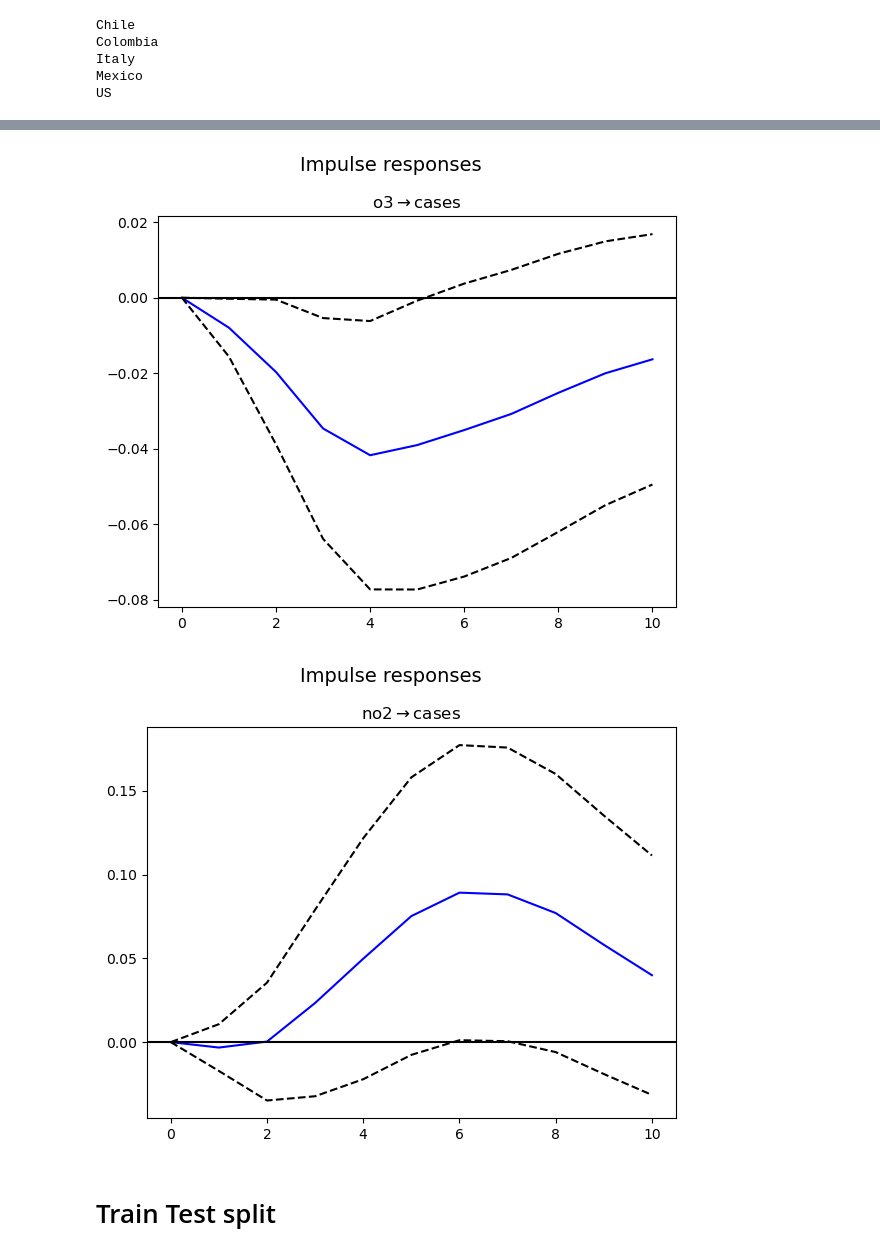
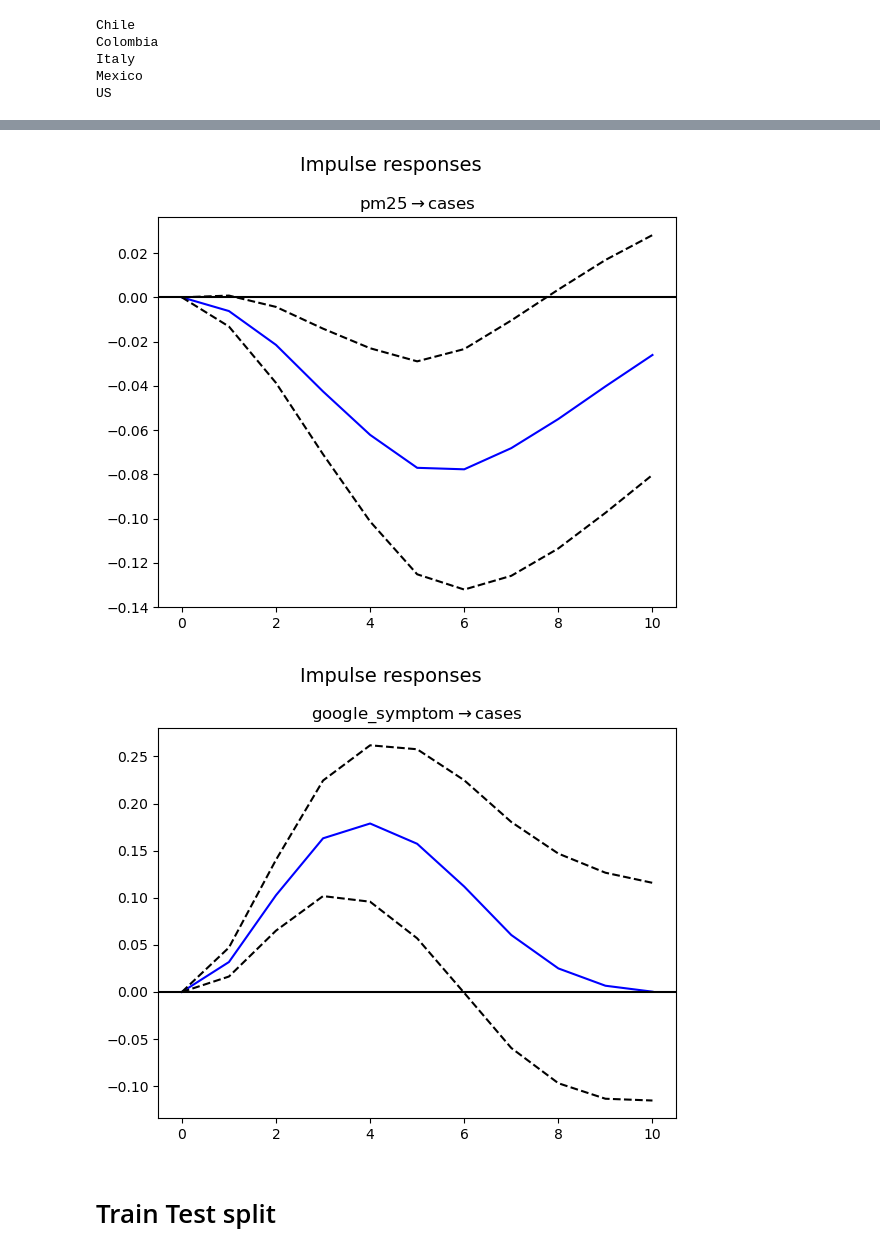
Before and after one commit to danielgvb/thesis, a Jupyter notebook: modelling/10_VAR_covid.ipynb, the cells around one changed output, grey strips where cells are left out. Cells and saved outputs as stored; diff of their text form; code cells hidden in the pictures.

Commit message:
add google trends

```diff
--- a/modelling/10_VAR_covid.ipynb
+++ b/modelling/10_VAR_covid.ipynb
@@ -173,7 +180,8 @@ target = 'cases'
 country = 'Italy'
 df_var = df[df['country']==country]
 df_var = df[df['country']==country]
-df_var = df_var[['date', target, 'pm25', 'no2', 'o3' ,'Mean_distance_avg_14day_movavg', 'StringencyIndex_Average', 'pop_vaccinated']]
+df_var = df_var[['date', target, 'pm25', 'no2', 'o3' ,'Mean_distance_avg_14day_movavg', 'StringencyIndex_Average',
+                  'pop_vaccinated', 'google_hospital', 'google_symptom']]
 df_var.set_index('date', inplace=True)
 df_var['pop_vaccinated'] = df_var['pop_vaccinated'].replace(0,0.1)
 df_var['StringencyIndex_Average'] = df_var['StringencyIndex_Average'].replace(0,0.1)
@@ -185,7 +193,7 @@ model_l = VAR(df_var_log)
 results_l = model_l.fit(maxlags=5)  # Choose lag length (5 lags)
 irf = results_l.irf(10)
 # %%
-impulses = ['cases', 'o3', 'no2']
+impulses = ['cases', 'pm25', 'google_symptom']
 response = target  # e.g., 'cases'
 
 for imp in impulses:
@@ -196,5 +204,5 @@ for imp in impulses:
-[figure, old version]
+[figure, new version]
-[figure, old version]
+[figure, new version]
 # %% [markdown]
 # Train Test split
 # %%
```
Also changed, not shown: parts of 18 cells of this notebook, 20 other files.
